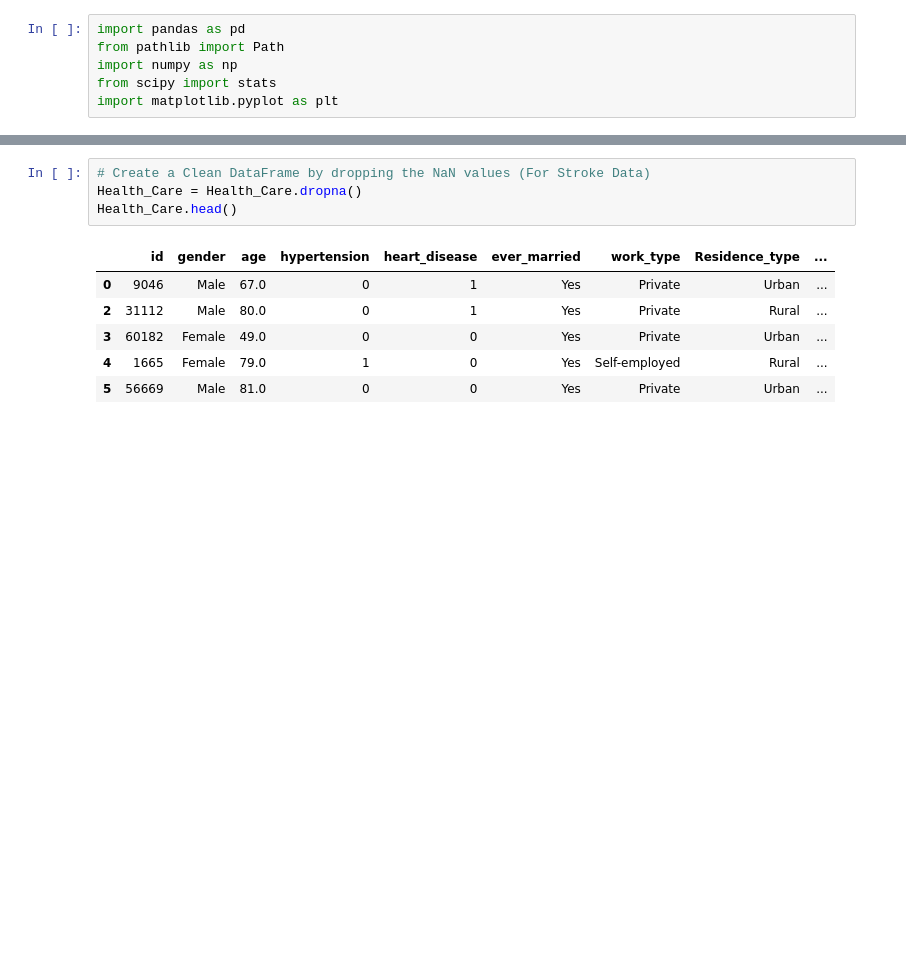
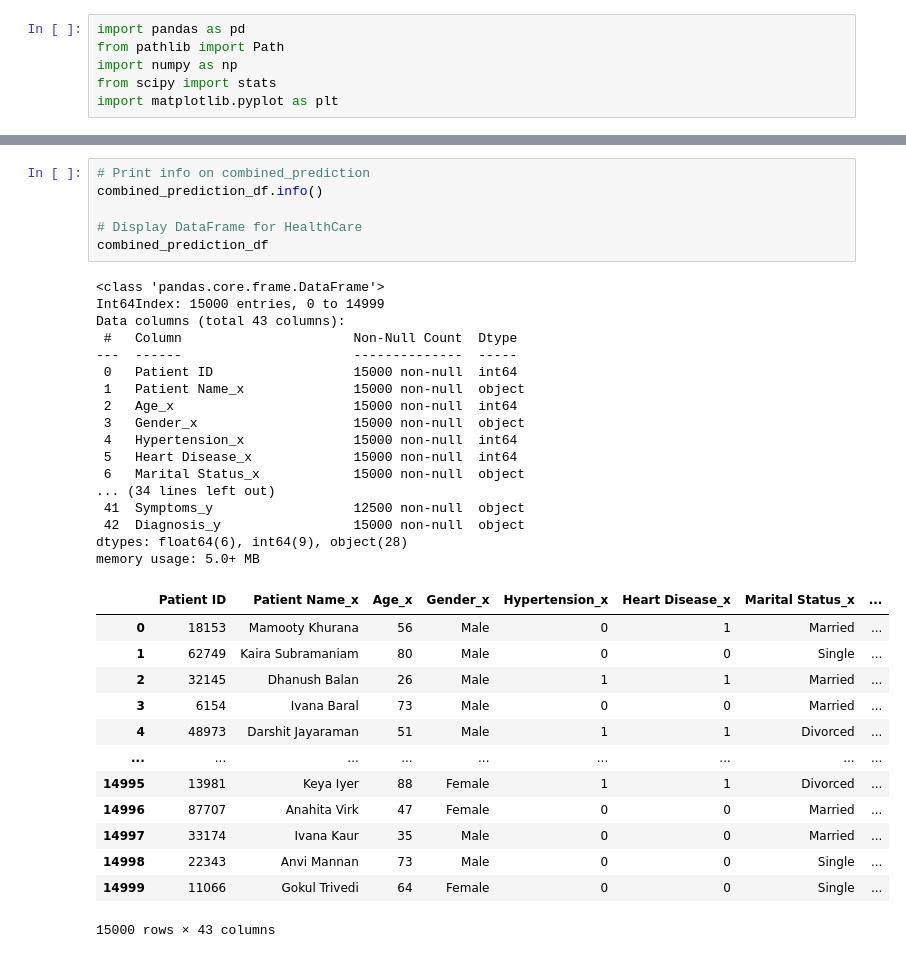
Before and after one commit to eeneedles/group-two-project-one, a Jupyter notebook: test_code_em.ipynb, the cells around one changed output, grey strips where cells are left out. Drawn from its saved outputs; the diff is of its cells as text; blank space fills up the shorter version.

```diff
--- a/test_code_em.ipynb
+++ b/test_code_em.ipynb
@@ -141,11 +84,37 @@ Stroke_Prediction_2
-# %%
-# Create a Clean DataFrame by dropping the NaN values (For Stroke Data)
-Health_Care = Health_Care.dropna()
-Health_Care.head()
-# %% [output]
-|  | id | gender | age | hypertension | heart_disease | ever_married | work_type | Residence_type | ... |
-| 0 | 9046 | Male | 67.0 | 0 | 1 | Yes | Private | Urban | ... |
-| 2 | 31112 | Male | 80.0 | 0 | 1 | Yes | Private | Rural | ... |
-| 3 | 60182 | Female | 49.0 | 0 | 0 | Yes | Private | Urban | ... |
-| 4 | 1665 | Female | 79.0 | 1 | 0 | Yes | Self-employed | Rural | ... |
-| 5 | 56669 | Male | 81.0 | 0 | 0 | Yes | Private | Urban | ... |
+# %%
+# Print info on combined_prediction
+combined_prediction_df.info()
+
+# Display DataFrame for HealthCare
+combined_prediction_df
+# %% [output]
+<class 'pandas.core.frame.DataFrame'>
+Int64Index: 15000 entries, 0 to 14999
+Data columns (total 43 columns):
+ #   Column                      Non-Null Count  Dtype
+---  ------                      --------------  -----
+ 0   Patient ID                  15000 non-null  int64
+ 1   Patient Name_x              15000 non-null  object
+ 2   Age_x                       15000 non-null  int64
+ 3   Gender_x                    15000 non-null  object
+ 4   Hypertension_x              15000 non-null  int64
+ 5   Heart Disease_x             15000 non-null  int64
+ 6   Marital Status_x            15000 non-null  object
+... (34 lines left out)
+ 41  Symptoms_y                  12500 non-null  object
+ 42  Diagnosis_y                 15000 non-null  object
+dtypes: float64(6), int64(9), object(28)
+memory usage: 5.0+ MB
+|  | Patient ID | Patient Name_x | Age_x | Gender_x | Hypertension_x | Heart Disease_x | Marital Status_x | ... |
+| 0 | 18153 | Mamooty Khurana | 56 | Male | 0 | 1 | Married | ... |
+| 1 | 62749 | Kaira Subramaniam | 80 | Male | 0 | 0 | Single | ... |
+| 2 | 32145 | Dhanush Balan | 26 | Male | 1 | 1 | Married | ... |
+| 3 | 6154 | Ivana Baral | 73 | Male | 0 | 0 | Married | ... |
+| 4 | 48973 | Darshit Jayaraman | 51 | Male | 1 | 1 | Divorced | ... |
+| ... | ... | ... | ... | ... | ... | ... | ... | ... |
+| 14995 | 13981 | Keya Iyer | 88 | Female | 1 | 1 | Divorced | ... |
+| 14996 | 87707 | Anahita Virk | 47 | Female | 0 | 0 | Married | ... |
+| 14997 | 33174 | Ivana Kaur | 35 | Male | 0 | 0 | Married | ... |
+| 14998 | 22343 | Anvi Mannan | 73 | Male | 0 | 0 | Single | ... |
+| 14999 | 11066 | Gokul Trivedi | 64 | Female | 0 | 0 | Single | ... |
+15000 rows × 43 columns
```
Also changed, not shown: parts of 26 cells of this notebook.
